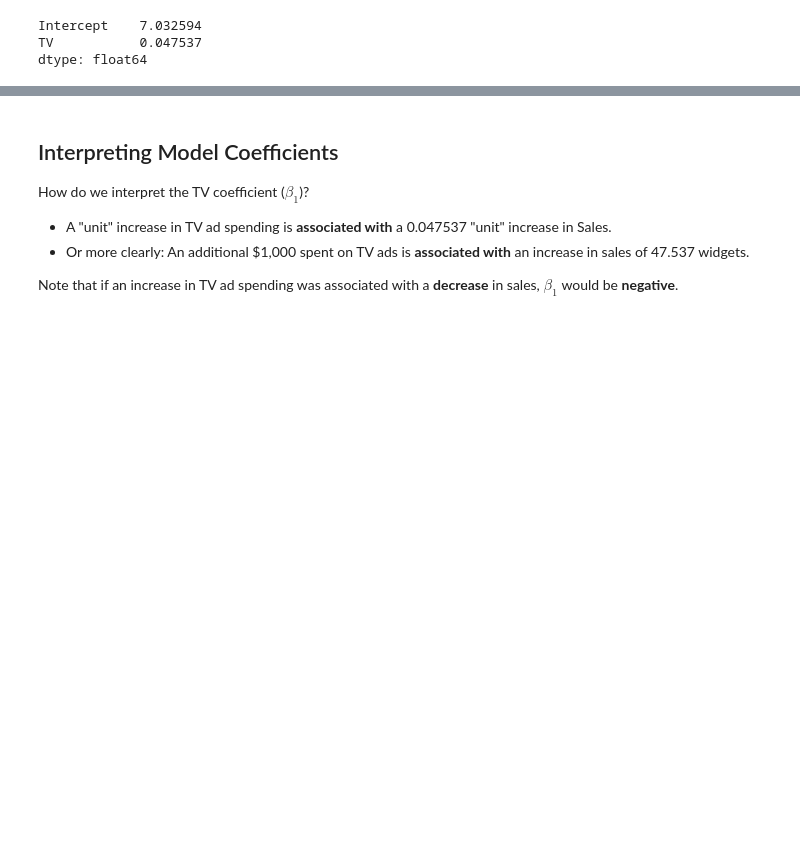
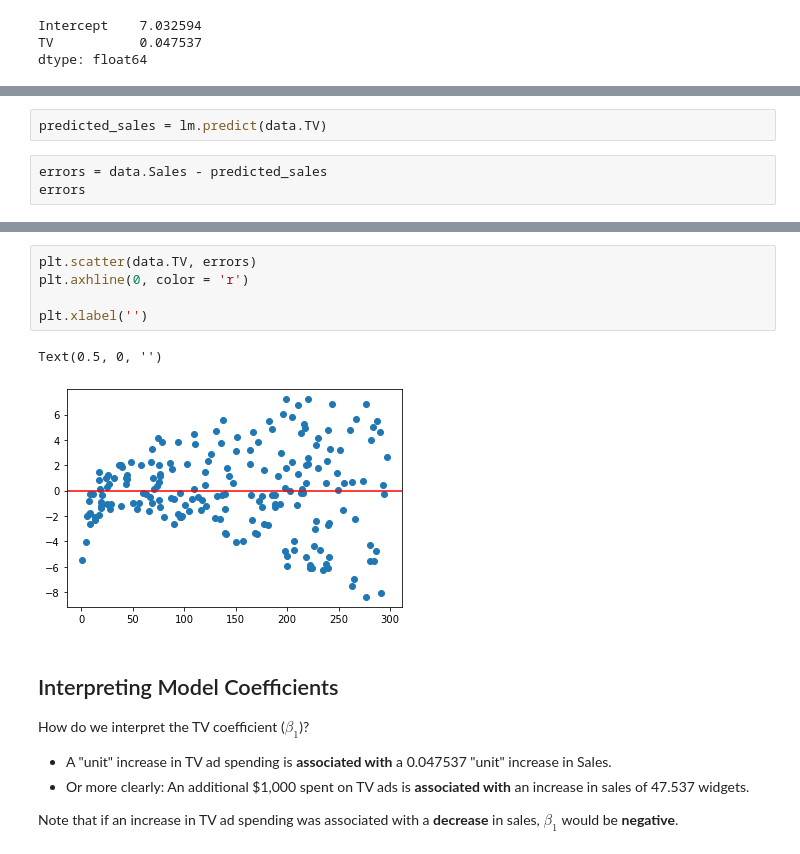
Before and after one commit to rahulg-infiswift/AnalyticsCourse, a Jupyter notebook: codes/6. linear_regression.ipynb, the cells around one changed output, grey strips where cells are left out. Cells and saved outputs as stored; diff of their text form; blank space fills up the shorter version.

```diff
--- a/codes/6. linear_regression.ipynb
+++ b/codes/6. linear_regression.ipynb
@@ -132,0 +168,5 @@ dtype: float64
+# %%
+predicted_sales = lm.predict(data.TV)
+# %%
+errors = data.Sales - predicted_sales
+errors
@@ -133,3 +186,11 @@ dtype: float64
+# %%
+plt.scatter(data.TV, errors)
+plt.axhline(0, color = 'r')
+
+plt.xlabel('')
+# %% [output]
+Text(0.5, 0, '')
+[figure, added]
 # %% [markdown]
 ## Interpreting Model Coefficients
 
```
Also changed, not shown: parts of 13 cells of this notebook, 27 other files.
